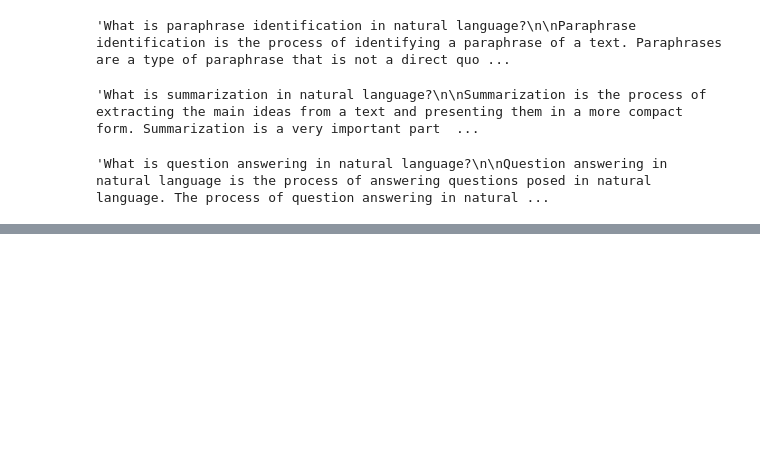
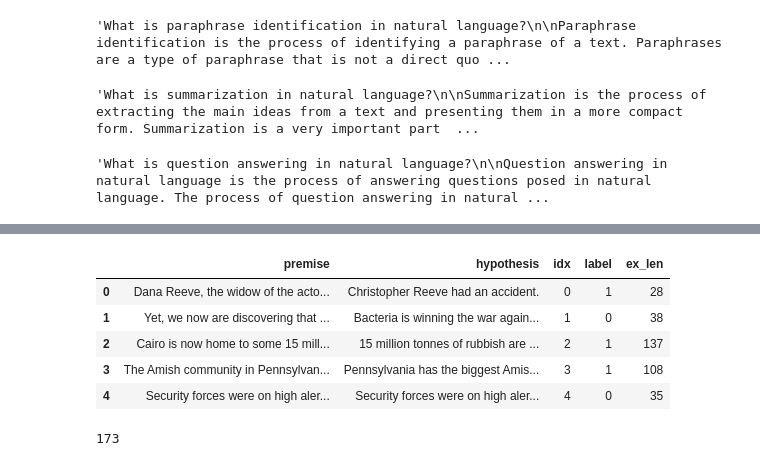
Before and after one commit to SherinBojappa/prompting, a Jupyter notebook: opt_prompting.ipynb, the cells around one changed output, grey strips where cells are left out. Saved outputs shown, nothing was run; the diff lists cells and outputs as text; code cells hidden in the pictures; blank space fills up the shorter version.

Commit message:
opt fix computation of length

```diff
--- a/opt_prompting.ipynb
+++ b/opt_prompting.ipynb
@@ -141,0 +191,5 @@ template_qa
+# %%
+# expand to other datasets here, we will be reporting performance on the dev sets going forward.
+if dataset == 'rte':
+  train_set = datasets.load_dataset('super_glue',dataset, split='train')
+  dev_set = datasets.load_dataset('super_glue', dataset, split='validation')
@@ -141,0 +200,3 @@ template_qa
+# %%
+import pandas as pd
+data_df = pd.DataFrame(dev_set)
@@ -141,0 +212,23 @@ template_qa
+# %%
+def get_len(premise, hypothesis):
+  len_premise = len(premise.split(" "))
+  len_hypothesis = len(hypothesis.split(" "))
+  len_example = len_premise+len_hypothesis
+
+  return len_example
+# %%
+data_df['ex_len'] = data_df.apply(lambda x: get_len(x['premise'], x['hypothesis']), axis=1)
+# %%
+data_df.head()
+# %% [output]
+|  | premise | hypothesis | idx | label | ex_len |
+| 0 | Dana Reeve, the widow of the acto... | Christopher Reeve had an accident. | 0 | 1 | 28 |
+| 1 | Yet, we now are discovering that ... | Bacteria is winning the war again... | 1 | 0 | 38 |
+| 2 | Cairo is now home to some 15 mill... | 15 million tonnes of rubbish are ... | 2 | 1 | 137 |
+| 3 | The Amish community in Pennsylvan... | Pennsylvania has the biggest Amis... | 3 | 1 | 108 |
+| 4 | Security forces were on high aler... | Security forces were on high aler... | 4 | 0 | 35 |
+# %%
+# max length for rte is 173 so we do not need to worry about having less number of demonstrations
+data_df['ex_len'].max()
+# %% [output]
+173
```
Also changed, not shown: parts of 14 cells of this notebook.
